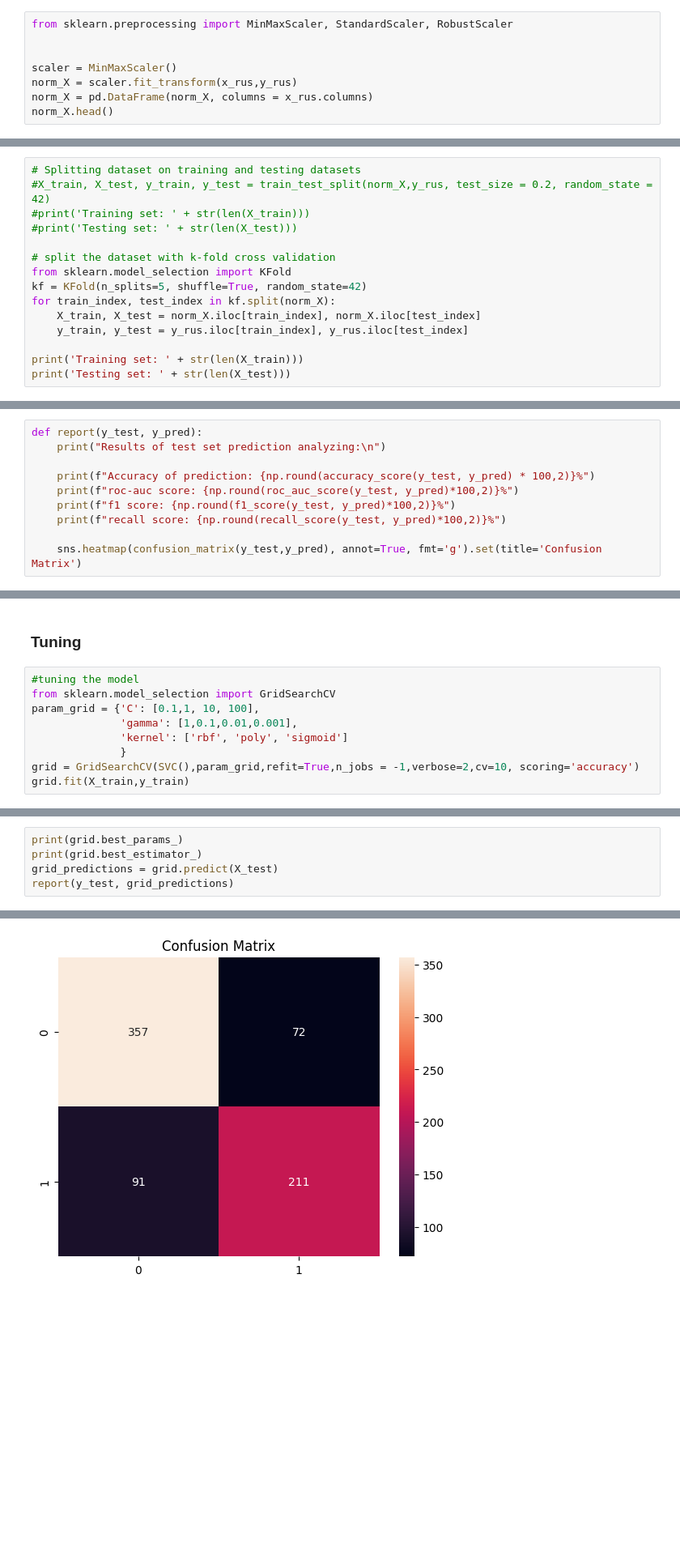
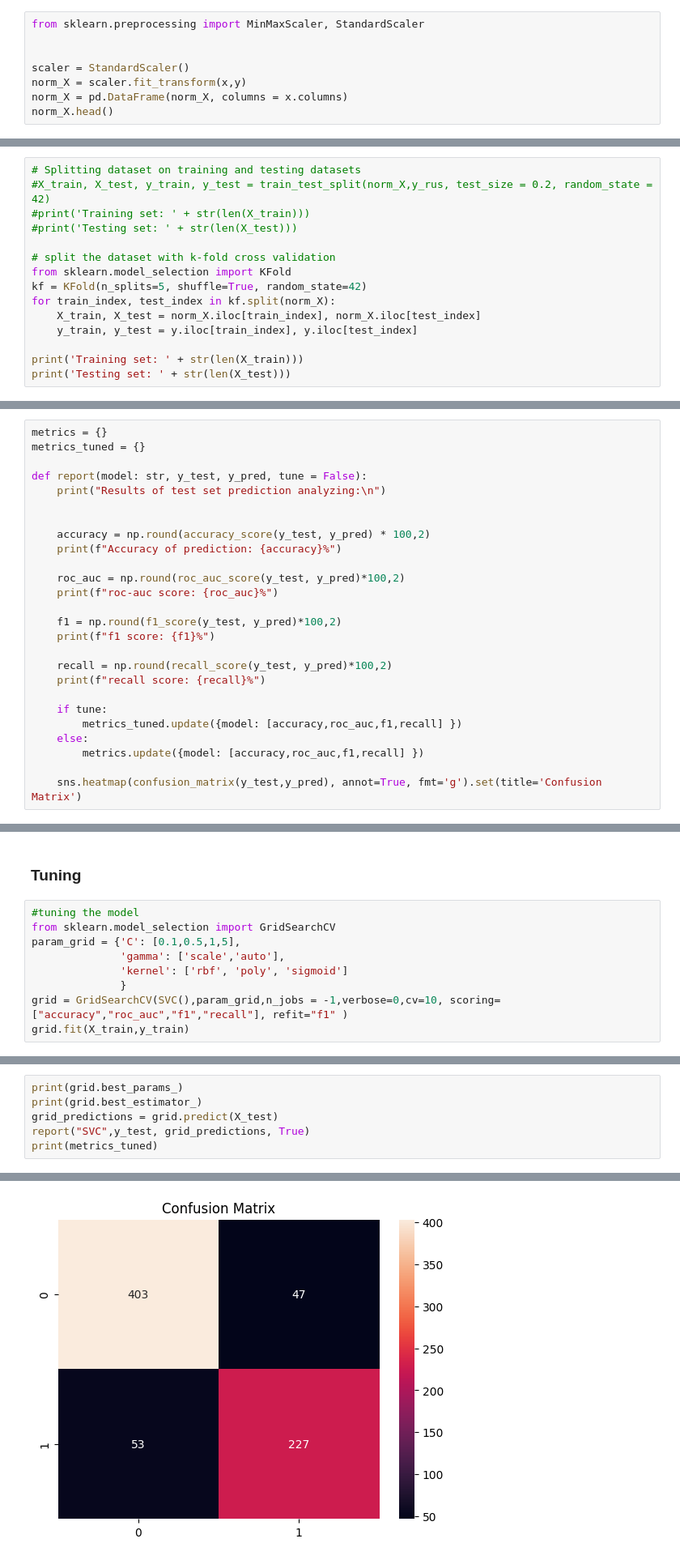
Before and after one commit to Nenne2000/MLDA_Project, a Jupyter notebook: MLDA.ipynb, the cells around one changed output, grey strips where cells are left out. Shown at 81% size. Drawn from its saved outputs; the diff is of its cells as text; blank space fills up the shorter version.

```diff
--- a/MLDA.ipynb
+++ b/MLDA.ipynb
@@ -275,12 +271,12 @@ x_rus, y_rus = x , y
 # %% [markdown]
 i dati sembrano bilanciati correttamente, non c'è bisogno di fare un sample del dataset
 # %%
-from sklearn.preprocessing import MinMaxScaler, StandardScaler, RobustScaler
+from sklearn.preprocessing import MinMaxScaler, StandardScaler
 
 
-scaler = MinMaxScaler()
-norm_X = scaler.fit_transform(x_rus,y_rus)
-norm_X = pd.DataFrame(norm_X, columns = x_rus.columns)
+scaler = StandardScaler()
+norm_X = scaler.fit_transform(x,y)
+norm_X = pd.DataFrame(norm_X, columns = x.columns)
 norm_X.head()
 # %% [output]
 |  | day | month | year | cloud_cover | wind_speed | wind_gust | humidity | pressure | global_radiation | ... |
@@ -308,7 +304,7 @@ from sklearn.model_selection import KFold
 kf = KFold(n_splits=5, shuffle=True, random_state=42)
 for train_index, test_index in kf.split(norm_X):
     X_train, X_test = norm_X.iloc[train_index], norm_X.iloc[test_index]
-    y_train, y_test = y_rus.iloc[train_index], y_rus.iloc[test_index]
+    y_train, y_test = y.iloc[train_index], y.iloc[test_index]
 
 print('Training set: ' + str(len(X_train)))
 print('Testing set: ' + str(len(X_test)))
@@ -316,13 +312,29 @@ print('Testing set: ' + str(len(X_test)))
 Training set: 2923
 Testing set: 730
 # %%
-def report(y_test, y_pred):
+metrics = {}
+metrics_tuned = {}
+
+def report(model: str, y_test, y_pred, tune = False):
     print("Results of test set prediction analyzing:\n")
 
-    print(f"Accuracy of prediction: {np.round(accuracy_score(y_test, y_pred) * 100,2)}%")
-    print(f"roc-auc score: {np.round(roc_auc_score(y_test, y_pred)*100,2)}%")
-    print(f"f1 score: {np.round(f1_score(y_test, y_pred)*100,2)}%")
-    print(f"recall score: {np.round(recall_score(y_test, y_pred)*100,2)}%")
+
+    accuracy = np.round(accuracy_score(y_test, y_pred) * 100,2)
+    print(f"Accuracy of prediction: {accuracy}%")
+
+    roc_auc = np.round(roc_auc_score(y_test, y_pred)*100,2)
+    print(f"roc-auc score: {roc_auc}%")
+
+    f1 = np.round(f1_score(y_test, y_pred)*100,2)
+    print(f"f1 score: {f1}%")
+
+    recall = np.round(recall_score(y_test, y_pred)*100,2)
+    print(f"recall score: {recall}%")
+
+    if tune:
+        metrics_tuned.update({model: [accuracy,roc_auc,f1,recall] })
+    else:
+        metrics.update({model: [accuracy,roc_auc,f1,recall] })
 
     sns.heatmap(confusion_matrix(y_test,y_pred), annot=True, fmt='g').set(title='Confusion Matrix')
 # %% [markdown]
@@ -361,10 +374,10 @@ recall score: 74.5%
 # %%
 #tuning the model
 from sklearn.model_selection import GridSearchCV
-param_grid = {'C': [0.1,1, 10, 100],
-              'gamma': [1,0.1,0.01,0.001],
+param_grid = {'C': [0.1,0.5,1,5],
+              'gamma': ['scale','auto'],
               'kernel': ['rbf', 'poly', 'sigmoid']
               }
-grid = GridSearchCV(SVC(),param_grid,refit=True,n_jobs = -1,verbose=2,cv=10, scoring='accuracy')
+grid = GridSearchCV(SVC(),param_grid,n_jobs = -1,verbose=0,cv=10, scoring=["accuracy","roc_auc","f1","recall"], refit="f1" )
 grid.fit(X_train,y_train)
 # %% [output]
@@ -393,5 +389,6 @@ GridSearchCV(cv=10, estimator=SVC(), n_jobs=-1,
 print(grid.best_params_)
 print(grid.best_estimator_)
 grid_predictions = grid.predict(X_test)
-report(y_test, grid_predictions)
+report("SVC",y_test, grid_predictions, True)
+print(metrics_tuned)
 # %% [output]
@@ -406,4 +404,4 @@ recall score: 69.87%
-[figure, old version]
+[figure, new version]
 # %% [markdown]
 ## LOGISTIC REGRESSION
 # %% [markdown]
```
Also changed, not shown: parts of 21 cells of this notebook.
